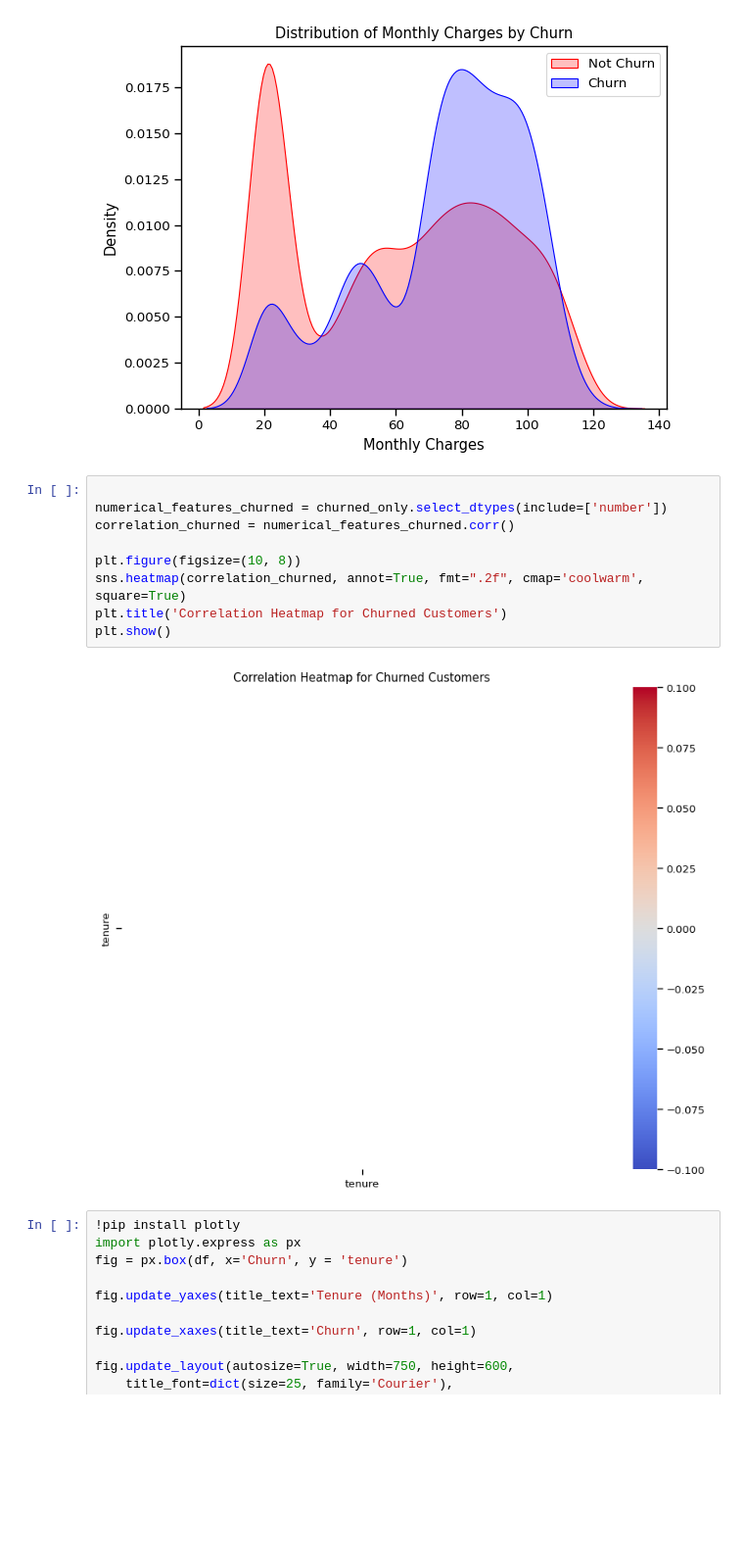
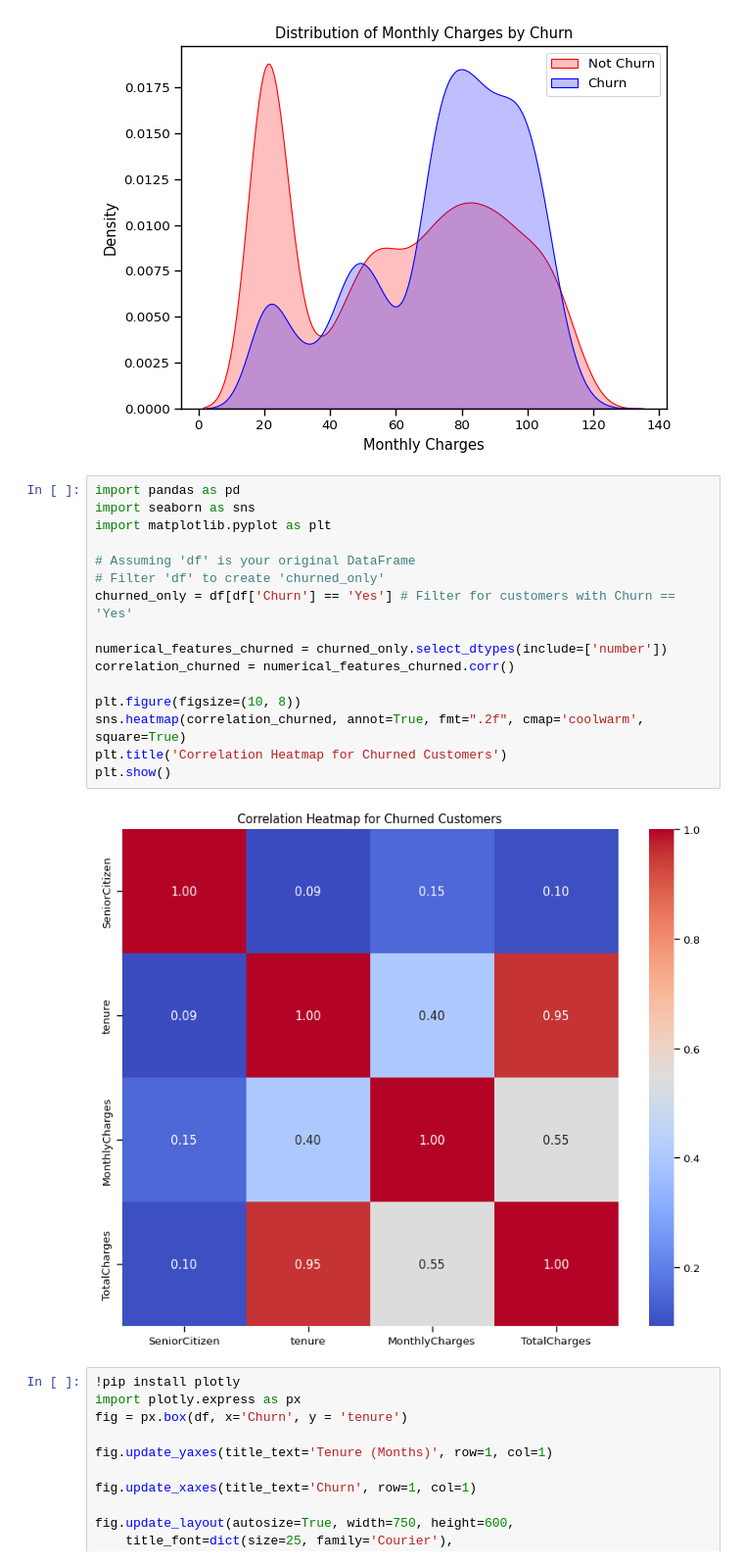
Before and after one commit to jojoshawer/girlsai, a Jupyter notebook: Untitled0.ipynb, the cells around one changed output. Shown at 98% size. Saved outputs shown, nothing was run; the diff lists cells and outputs as text; blank space fills up the shorter version.

```diff
--- a/Untitled0.ipynb
+++ b/Untitled0.ipynb
@@ -421,16 +509,23 @@ ax.set_title('Distribution of Monthly Charges by Churn')
 Text(0.5, 1.0, 'Distribution of Monthly Charges by Churn')
 [figure]
 # %%
+import pandas as pd
+import seaborn as sns
+import matplotlib.pyplot as plt
+
+# Assuming 'df' is your original DataFrame
+# Filter 'df' to create 'churned_only'
+churned_only = df[df['Churn'] == 'Yes'] # Filter for customers with Churn == 'Yes'
 
 numerical_features_churned = churned_only.select_dtypes(include=['number'])
 correlation_churned = numerical_features_churned.corr()
 
 plt.figure(figsize=(10, 8))
 sns.heatmap(correlation_churned, annot=True, fmt=".2f", cmap='coolwarm', square=True)
 plt.title('Correlation Heatmap for Churned Customers')
 plt.show()
 # %% [output]
-[figure, old version]
+[figure, new version]
 # %%
 !pip install plotly
 import plotly.express as px
```
Also changed, not shown: parts of 12 cells of this notebook.
